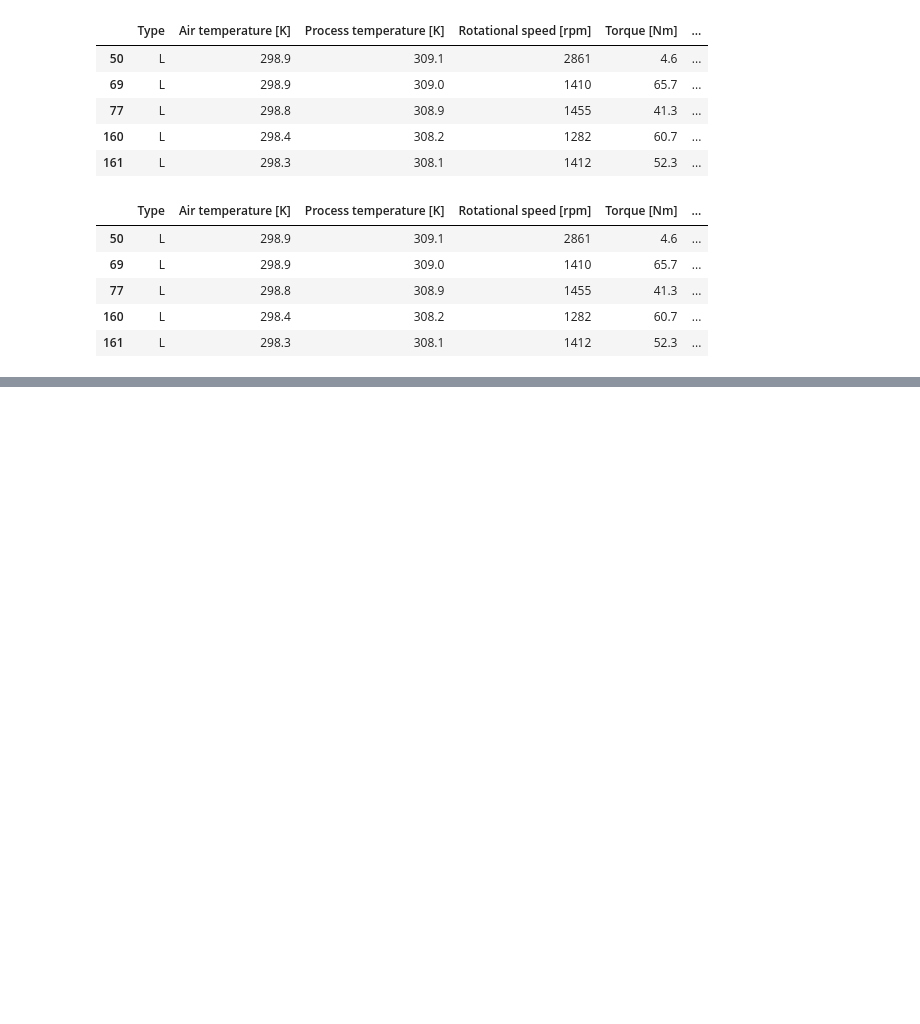
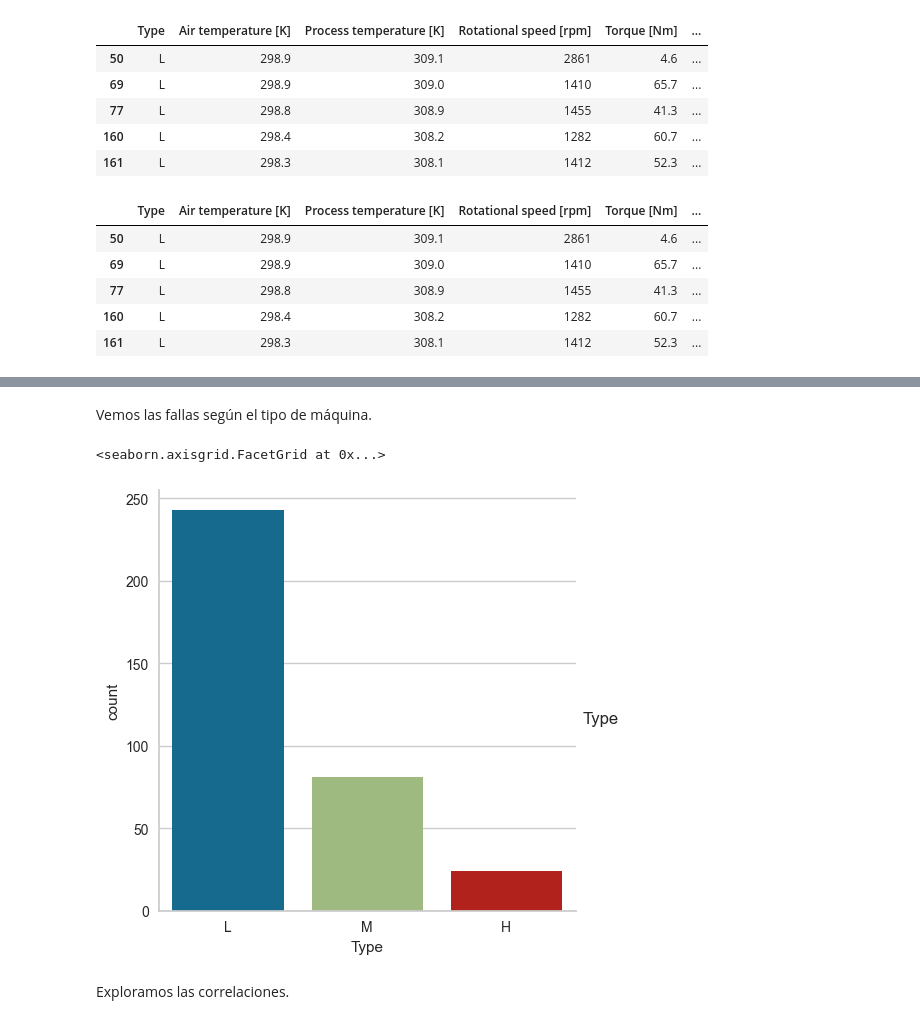
Before and after one commit to cristian-torres-ds/predictive_maintenance, a Jupyter notebook: fresadora/clasificacion_de_fallas.ipynb, the cells around one changed output, grey strips where cells are left out. Drawn from its saved outputs; the diff is of its cells as text; code cells hidden in the pictures; blank space fills up the shorter version.

```diff
--- a/fresadora/clasificacion_de_fallas.ipynb
+++ b/fresadora/clasificacion_de_fallas.ipynb
@@ -279,0 +295,9 @@ sns.catplot(data=df, x="failure", hue="failure", kind="count")
+# %% [markdown]
+Vemos las fallas según el tipo de máquina.
+# %%
+sns.catplot(data=df, x="Type", hue="Type", kind="count")
+# %% [output]
+<seaborn.axisgrid.FacetGrid at 0x...>
+[figure, added]
+# %% [markdown]
+Exploramos las correlaciones.
```
Also changed, not shown: parts of 53 cells of this notebook.
